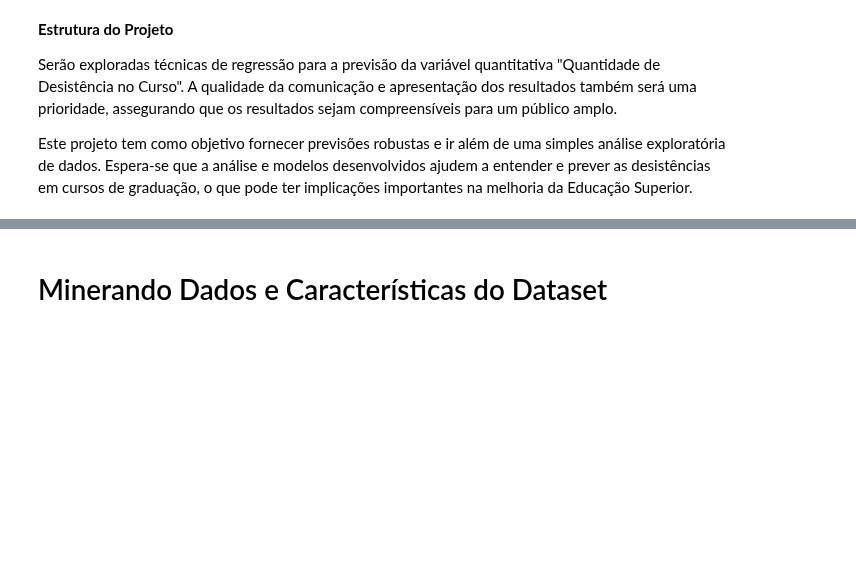
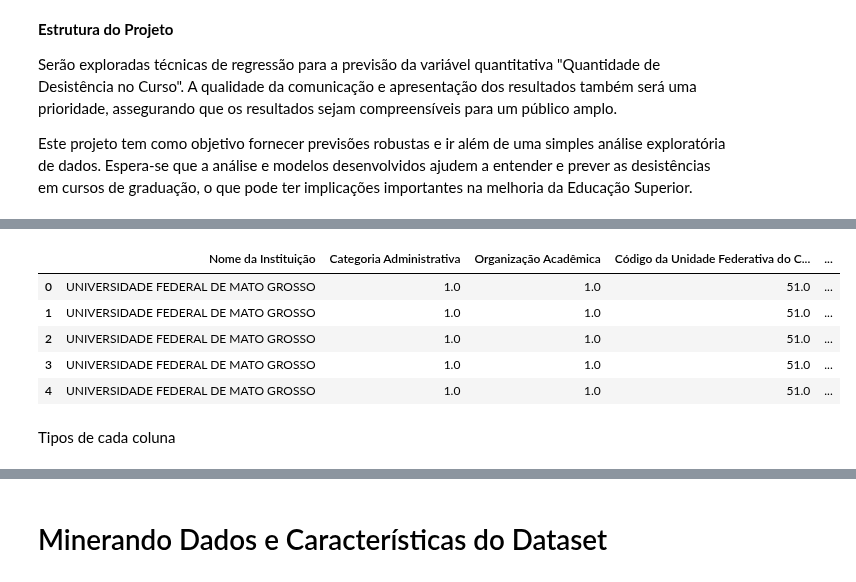
Before and after one commit to carneirogabrielly/Projeto-Microdados, a Jupyter notebook: Alison.ipynb, the cells around one changed output, grey strips where cells are left out. Saved outputs shown, nothing was run; the diff lists cells and outputs as text; code cells hidden in the pictures; blank space fills up the shorter version.

Commit message:
filtra colunas

```diff
--- a/Alison.ipynb
+++ b/Alison.ipynb
@@ -138,0 +154,27 @@ Este projeto tem como objetivo fornecer previsões robustas e ir além de uma si
+# %%
+colunas_selecionadas = [
+    "Nome da Instituição",
+    "Categoria Administrativa",
+    "Organização Acadêmica",
+    "Código da Unidade Federativa do Curso",
+    "Código do Município do Curso",
+    "Grau Acadêmico",
+    "Modalidade de Ensino",
+    "Nome da área do Curso segundo a classificação CINE BRASIL",
+    "Ano de Ingresso",
+    "Ano de Referência",
+    "Quantidade de Ingressantes no Curso",
+    "Quantidade de Permanência no Curso no ano de referência",
+    "Quantidade de Concluintes no Curso no ano de referência"
+]
+novodata = df[colunas_selecionadas]
+novodata.head()
+# %% [output]
+|  | Nome da Instituição | Categoria Administrativa | Organização Acadêmica | Código da Unidade Federativa do C... | ... |
+| 0 | UNIVERSIDADE FEDERAL DE MATO GROSSO | 1.0 | 1.0 | 51.0 | ... |
+| 1 | UNIVERSIDADE FEDERAL DE MATO GROSSO | 1.0 | 1.0 | 51.0 | ... |
+| 2 | UNIVERSIDADE FEDERAL DE MATO GROSSO | 1.0 | 1.0 | 51.0 | ... |
+| 3 | UNIVERSIDADE FEDERAL DE MATO GROSSO | 1.0 | 1.0 | 51.0 | ... |
+| 4 | UNIVERSIDADE FEDERAL DE MATO GROSSO | 1.0 | 1.0 | 51.0 | ... |
+# %% [markdown]
+Tipos de cada coluna
```
Also changed, not shown: parts of 21 cells of this notebook, 1 other file.
